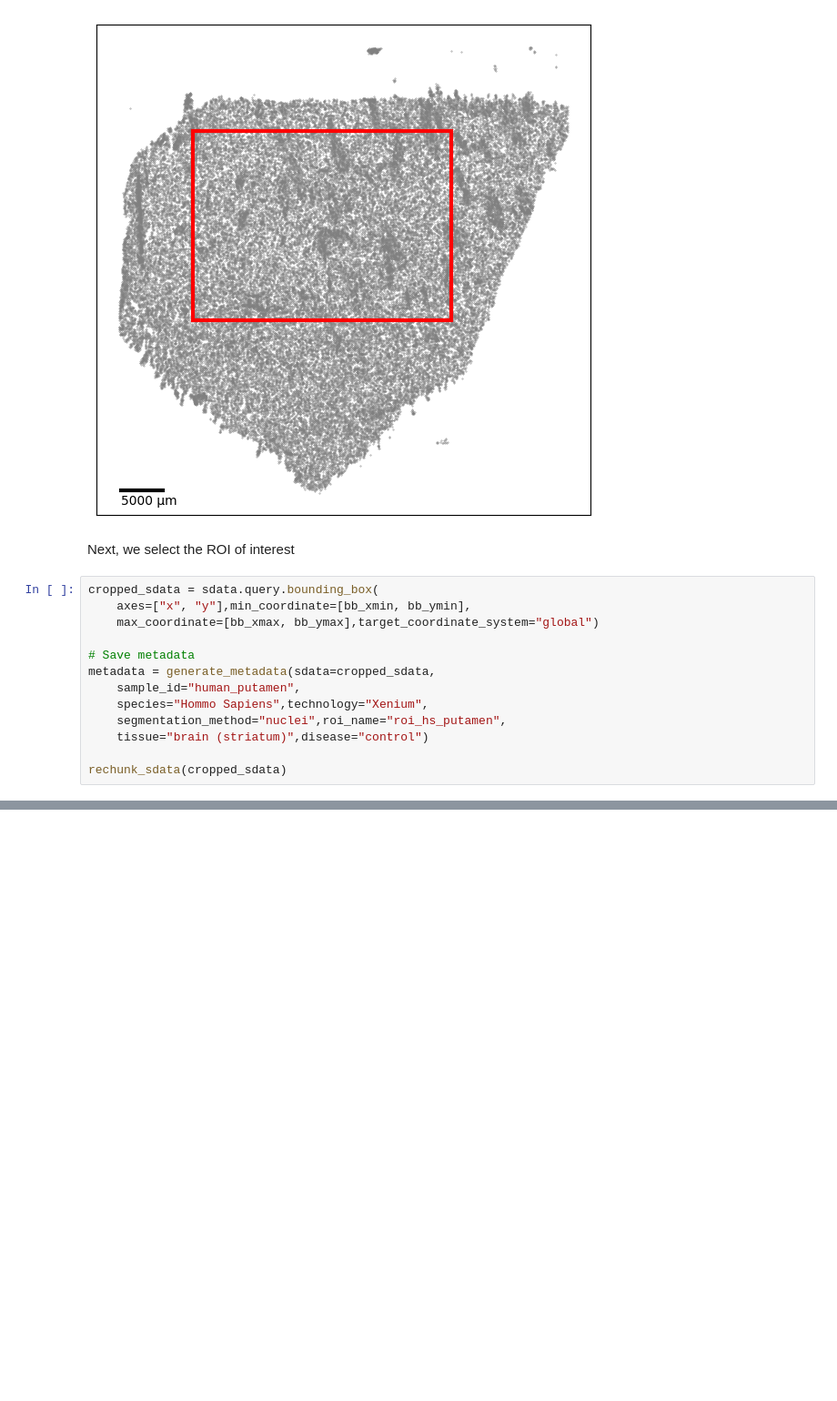
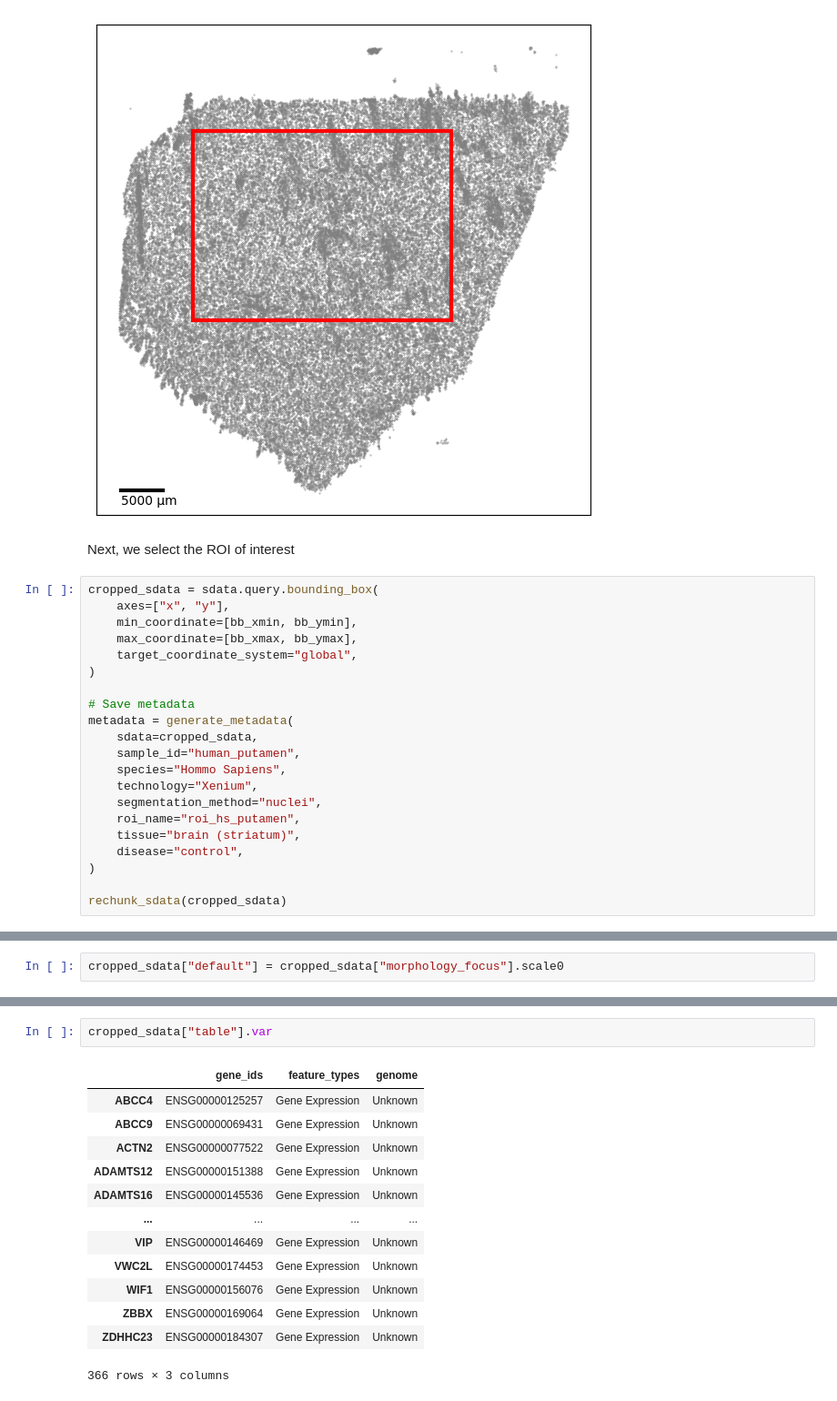
Before and after one commit to theislab/troutpy_reproducibility, a Jupyter notebook: notebooks/roi_selection_notebooks/Xenium_hscaudate.ipynb, the cells around one changed output, grey strips where cells are left out. Shown at 91% size. Saved outputs shown, nothing was run; the diff lists cells and outputs as text; blank space fills up the shorter version.

```diff
--- a/notebooks/roi_selection_notebooks/Xenium_hscaudate.ipynb
+++ b/notebooks/roi_selection_notebooks/Xenium_hscaudate.ipynb
@@ -87,15 +84,23 @@ plot_spatial_with_box_and_scale(
 Next, we select the ROI of interest
 # %%
 cropped_sdata = sdata.query.bounding_box(
-    axes=["x", "y"],min_coordinate=[bb_xmin, bb_ymin],
-    max_coordinate=[bb_xmax, bb_ymax],target_coordinate_system="global")
+    axes=["x", "y"],
+    min_coordinate=[bb_xmin, bb_ymin],
+    max_coordinate=[bb_xmax, bb_ymax],
+    target_coordinate_system="global",
+)
 
 # Save metadata
-metadata = generate_metadata(sdata=cropped_sdata,
+metadata = generate_metadata(
+    sdata=cropped_sdata,
     sample_id="human_putamen",
-    species="Hommo Sapiens",technology="Xenium",
-    segmentation_method="nuclei",roi_name="roi_hs_putamen",
-    tissue="brain (striatum)",disease="control")
+    species="Hommo Sapiens",
+    technology="Xenium",
+    segmentation_method="nuclei",
+    roi_name="roi_hs_putamen",
+    tissue="brain (striatum)",
+    disease="control",
+)
 
 rechunk_sdata(cropped_sdata)
 # %% [output]
@@ -134,0 +112,2 @@ sdata['transcripts'].compute()
+# %%
+cropped_sdata["default"] = cropped_sdata["morphology_focus"].scale0
@@ -135,2 +155,18 @@ sdata['transcripts'].compute()
+# %%
+cropped_sdata["table"].var
+# %% [output]
+|  | gene_ids | feature_types | genome |
+| ABCC4 | ENSG00000125257 | Gene Expression | Unknown |
+| ABCC9 | ENSG00000069431 | Gene Expression | Unknown |
+| ACTN2 | ENSG00000077522 | Gene Expression | Unknown |
+| ADAMTS12 | ENSG00000151388 | Gene Expression | Unknown |
+| ADAMTS16 | ENSG00000145536 | Gene Expression | Unknown |
+| ... | ... | ... | ... |
+| VIP | ENSG00000146469 | Gene Expression | Unknown |
+| VWC2L | ENSG00000174453 | Gene Expression | Unknown |
+| WIF1 | ENSG00000156076 | Gene Expression | Unknown |
+| ZBBX | ENSG00000169064 | Gene Expression | Unknown |
+| ZDHHC23 | ENSG00000184307 | Gene Expression | Unknown |
+366 rows × 3 columns
 # %%
 # troutpy converter to xenium
```
Also changed, not shown: parts of 13 cells of this notebook, 33 other files.
